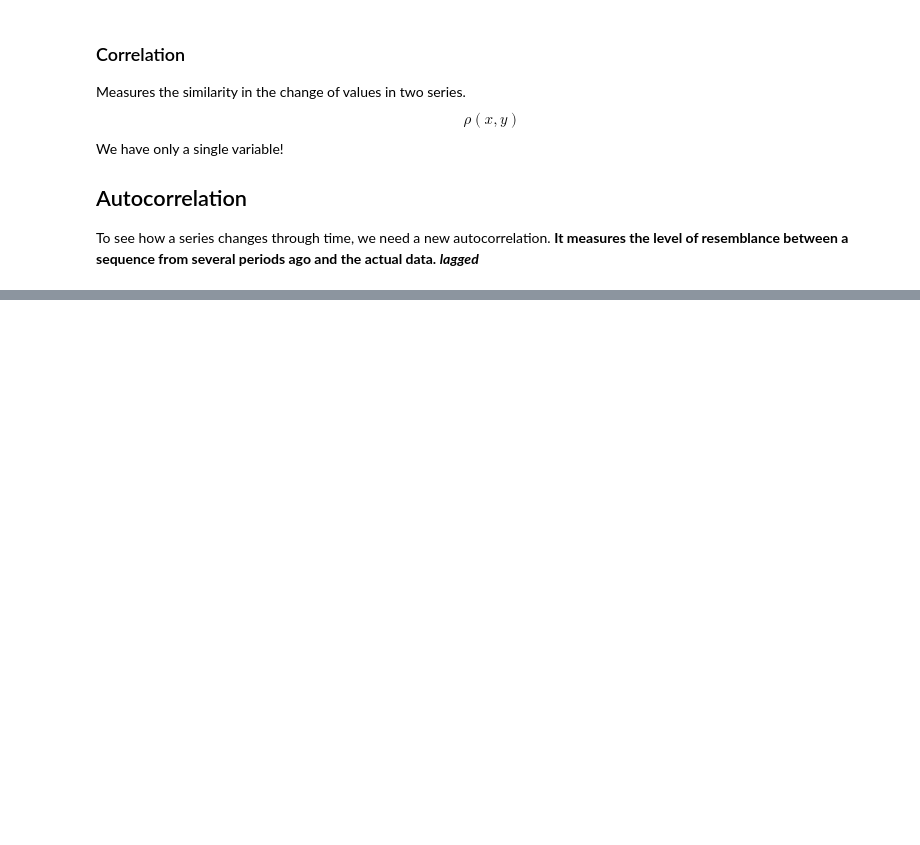
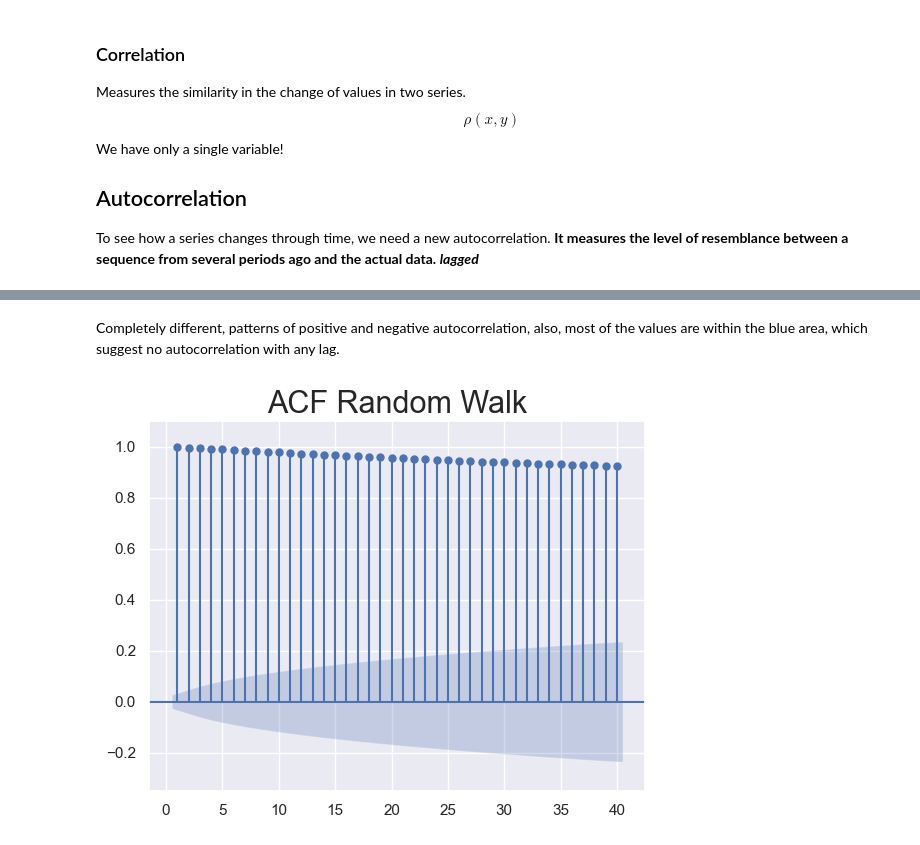
Before and after one commit to neto-riga/DataScience, a Jupyter notebook: analysis/365_analysis/TimeSeries/3_white_noise.ipynb, the cells around one changed output, grey strips where cells are left out. Cells and saved outputs as stored; diff of their text form; code cells hidden in the pictures; blank space fills up the shorter version.

```diff
--- a/analysis/365_analysis/TimeSeries/3_white_noise.ipynb
+++ b/analysis/365_analysis/TimeSeries/3_white_noise.ipynb
@@ -298,0 +339,9 @@ To see how a series changes through time, we need a new autocorrelation.
+# %% [markdown]
+Completely different, patterns of positive and negative autocorrelation, also, most of the values are within the blue area, which suggest no autocorrelation with any lag.
+# %%
+sgt.plot_acf(df_train['rw'], lags=40, zero=False)
+plt.title('ACF Random Walk', size=22)
+plt.ylim((-0.35, 1.1))
+plt.show()
+# %% [output]
+[figure, added]
```
Also changed, not shown: parts of 20 cells of this notebook, 1 other file.
